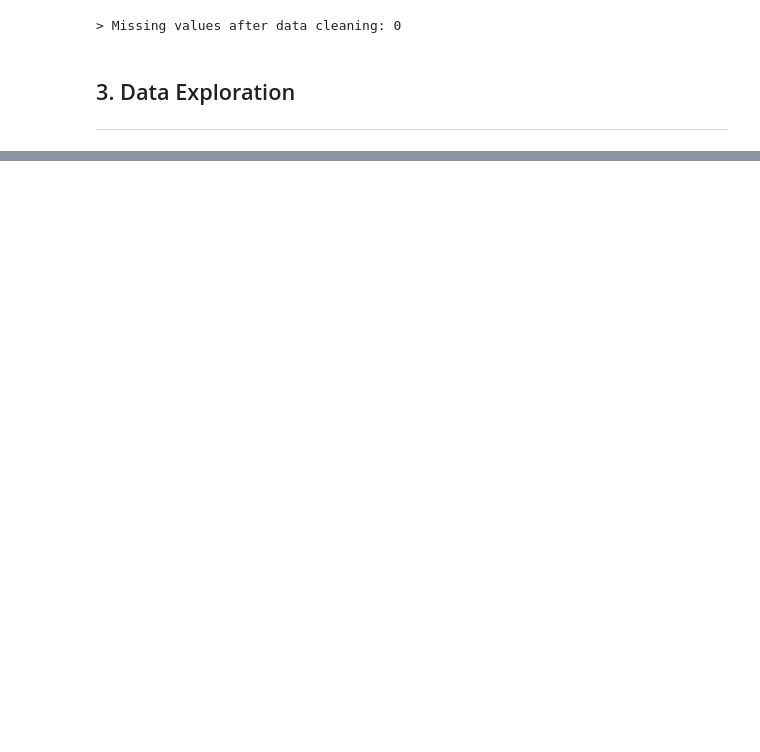
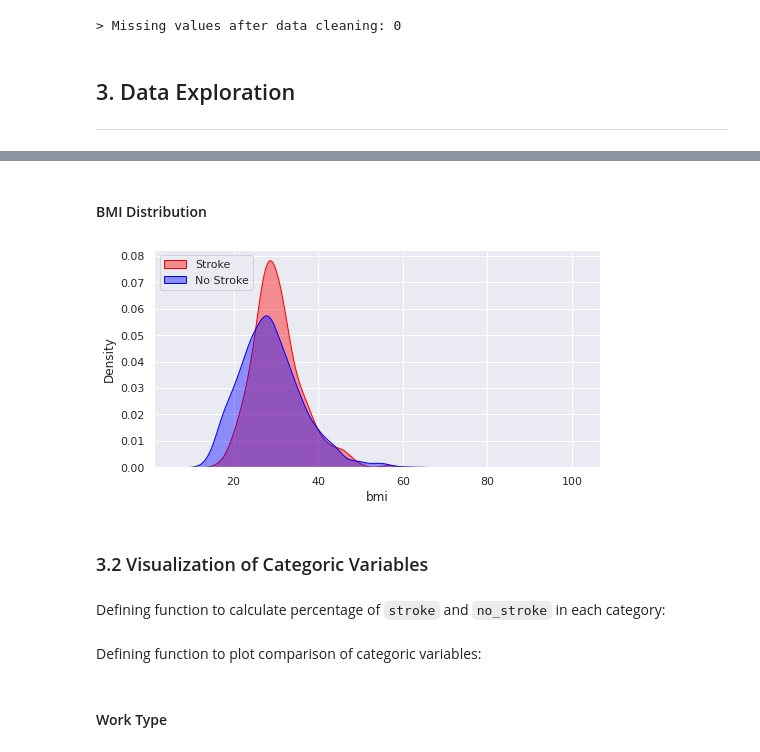
Before and after one commit to kimurarh/stroke-prediction, a Jupyter notebook: Stroke Exploratory Analysis.ipynb, the cells around one changed output, grey strips where cells are left out. Cells and saved outputs as stored; diff of their text form; code cells hidden in the pictures; blank space fills up the shorter version.

```diff
--- a/Stroke Exploratory Analysis.ipynb
+++ b/Stroke Exploratory Analysis.ipynb
@@ -99,0 +167,14 @@ ___
+# %% [markdown]
+#### BMI Distribution
+# %%
+plt.figure(figsize=(8, 4))
+ax = sns.kdeplot(df_stroke['bmi'], shade=True, color='red', alpha=0.4, label='Stroke')
+ax = sns.kdeplot(df_nostroke['bmi'], shade=True, color='blue', alpha=0.4, label='No Stroke')
+ax.legend(loc='upper left')
+plt.show()
+# %% [output]
+[figure, added]
+# %% [markdown]
+### 3.2 Visualization of Categoric Variables
+# %% [markdown]
+Defining function to calculate percentage of `stroke` and `no_stroke` in each category:
@@ -99,0 +187,2 @@ ___
+# %% [markdown]
+Defining function to plot comparison of categoric variables:
@@ -99,0 +193,2 @@ ___
+# %% [markdown]
+#### Work Type
```
Also changed, not shown: parts of 43 cells of this notebook.
